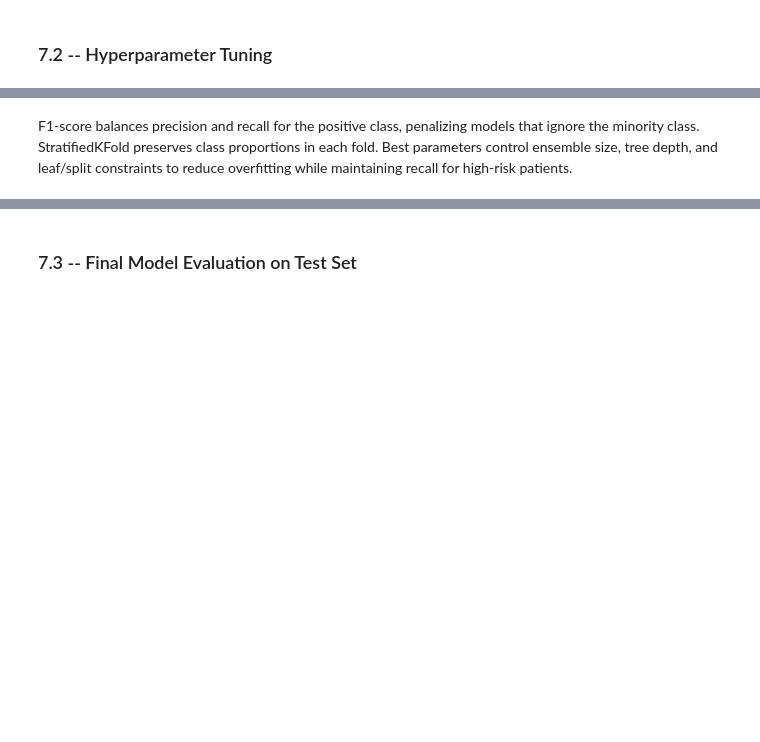
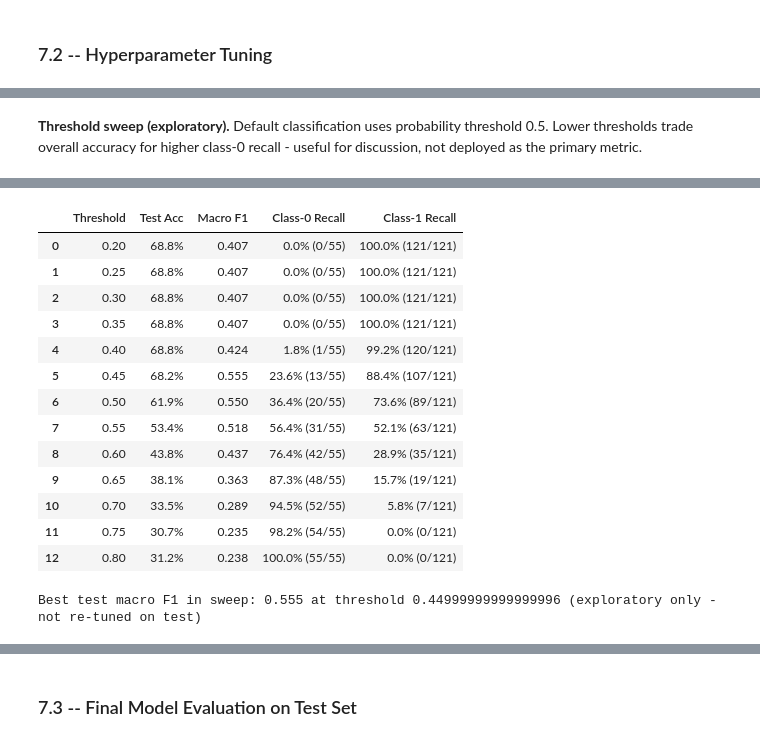
Before and after one commit to kbpua/CMSC-176-CAPSTONE, a Jupyter notebook: PCSPF_Data_Science_Capstone.ipynb, the cells around one changed output, grey strips where cells are left out. Drawn from its saved outputs; the diff is of its cells as text; code cells hidden in the pictures; blank space fills up the shorter version.

```diff
--- a/PCSPF_Data_Science_Capstone.ipynb
+++ b/PCSPF_Data_Science_Capstone.ipynb
@@ -1338,29 +1456,36 @@ Best CV F1: 0.8091
 # %% [markdown]
-F1-score balances precision and recall for the positive class, penalizing models that ignore the minority class. StratifiedKFold preserves class proportions in each fold. Best parameters control ensemble size, tree depth, and leaf/split constraints to reduce overfitting while maintaining recall for high-risk patients.
+**Threshold sweep (exploratory).** Default classification uses probability threshold 0.5. Lower thresholds trade overall accuracy for higher class-0 recall - useful for discussion, not deployed as the primary metric.
 # %%
-# Clarify the CV F1 metric mismatch
-from sklearn.model_selection import cross_val_score
+# Exploratory decision-threshold sweep on the primary (f1_macro) model
+y_proba_primary = rf_tuned.predict_proba(X_test)[:, 1]
+thresholds = np.arange(0.20, 0.81, 0.05)
+threshold_rows = []
 
-cv_f1_binary = cross_val_score(rf_tuned, X_train, y_train, cv=cv, scoring='f1')
-cv_f1_macro = cross_val_score(rf_tuned, X_train, y_train, cv=cv, scoring='f1_macro')
+for threshold in thresholds:
+    y_pred_t = (y_proba_primary >= threshold).astype(int)
+    cm_t = confusion_matrix(y_test, y_pred_t)
+    rec_0 = cm_t[0, 0] / cm_t[0].sum()
+    rec_1 = cm_t[1, 1] / cm_t[1].sum()
+    threshold_rows.append(
+        {
+            "Threshold": threshold,
+            "Test Acc": f"{accuracy_score(y_test, y_pred_t) * 100:.1f}%",
+            "Macro F1": f"{f1_score(y_test, y_pred_t, average='macro'):.3f}",
+            "Class-0 Recall": f"{rec_0:.1%} ({cm_t[0, 0]}/{cm_t[0].sum()})",
+            "Class-1 Recall": f"{rec_1:.1%} ({cm_t[1, 1]}/{cm_t[1].sum()})",
+        }
+    )
 
-y_pred_check = rf_tuned.predict(X_test)
-test_f1_bin = f1_score(y_test, y_pred_check, pos_label=1)
-test_f1_mac = f1_score(y_test, y_pred_check, average='macro')
+threshold_df = pd.DataFrame(threshold_rows)
+print("=" * 90)
+print("THRESHOLD SWEEP - primary f1_macro model (test set, exploratory)")
+print("Default threshold = 0.50 used for all primary metrics in Sections 7.3-9")
+print("=" * 90)
+display(threshold_df)
 
-print("=" * 65)
-print("CV METRIC CLARIFICATION")
-print("=" * 65)
-print(f"\nGridSearchCV used scoring='f1', which computes BINARY F1 for")
-print(f"the POSITIVE class (class 1 = survived >= 1 year).\n")
-print(f"  CV F1 binary (class 1):  {cv_f1_binary.mean():.3f} ± {cv_f1_binary.std():.3f}")
-print(f"  CV F1 macro (both):      {cv_f1_macro.mean():.3f} ± {cv_f1_macro.std():.3f}")
-print(f"\nTest set comparison (apples-to-apples):")
-print(f"  Test F1 binary (class 1): {test_f1_bin:.3f}")
-print(f"  Test F1 macro (both):     {test_f1_mac:.3f}")
-print(f"\nThe CV F1 of ~0.809 and the test F1 of 0.507 are NOT comparable")
-print(f"because they measure different things.")
-print(f"\nFair comparison:")
-print(f"  CV F1 binary  ({cv_f1_binary.mean():.3f}) vs Test F1 binary  ({test_f1_bin:.3f}) → Consistent ✓")
-print(f"  CV F1 macro   ({cv_f1_macro.mean():.3f}) vs Test F1 macro   ({test_f1_mac:.3f}) → Consistent ✓")
+best_thresh_row = threshold_df.loc[threshold_df["Macro F1"].astype(float).idxmax()]
+print(
+    f"\nBest test macro F1 in sweep: {best_thresh_row['Macro F1']} at threshold "
+    f"{best_thresh_row['Threshold']} (exploratory only - not re-tuned on test)"
+)
 # %% [output]
@@ -1387 +1496,16 @@ Fair comparison:
+|  | Threshold | Test Acc | Macro F1 | Class-0 Recall | Class-1 Recall |
+| 0 | 0.20 | 68.8% | 0.407 | 0.0% (0/55) | 100.0% (121/121) |
+| 1 | 0.25 | 68.8% | 0.407 | 0.0% (0/55) | 100.0% (121/121) |
+| 2 | 0.30 | 68.8% | 0.407 | 0.0% (0/55) | 100.0% (121/121) |
+| 3 | 0.35 | 68.8% | 0.407 | 0.0% (0/55) | 100.0% (121/121) |
+| 4 | 0.40 | 68.8% | 0.424 | 1.8% (1/55) | 99.2% (120/121) |
+| 5 | 0.45 | 68.2% | 0.555 | 23.6% (13/55) | 88.4% (107/121) |
+| 6 | 0.50 | 61.9% | 0.550 | 36.4% (20/55) | 73.6% (89/121) |
+| 7 | 0.55 | 53.4% | 0.518 | 56.4% (31/55) | 52.1% (63/121) |
+| 8 | 0.60 | 43.8% | 0.437 | 76.4% (42/55) | 28.9% (35/121) |
+| 9 | 0.65 | 38.1% | 0.363 | 87.3% (48/55) | 15.7% (19/121) |
+| 10 | 0.70 | 33.5% | 0.289 | 94.5% (52/55) | 5.8% (7/121) |
+| 11 | 0.75 | 30.7% | 0.235 | 98.2% (54/55) | 0.0% (0/121) |
+| 12 | 0.80 | 31.2% | 0.238 | 100.0% (55/55) | 0.0% (0/121) |
+Best test macro F1 in sweep: 0.555 at threshold 0.44999999999999996 (exploratory only - not re-tuned on test)
 # %% [markdown]
```
Also changed, not shown: parts of 21 cells of this notebook, 22 other files.
